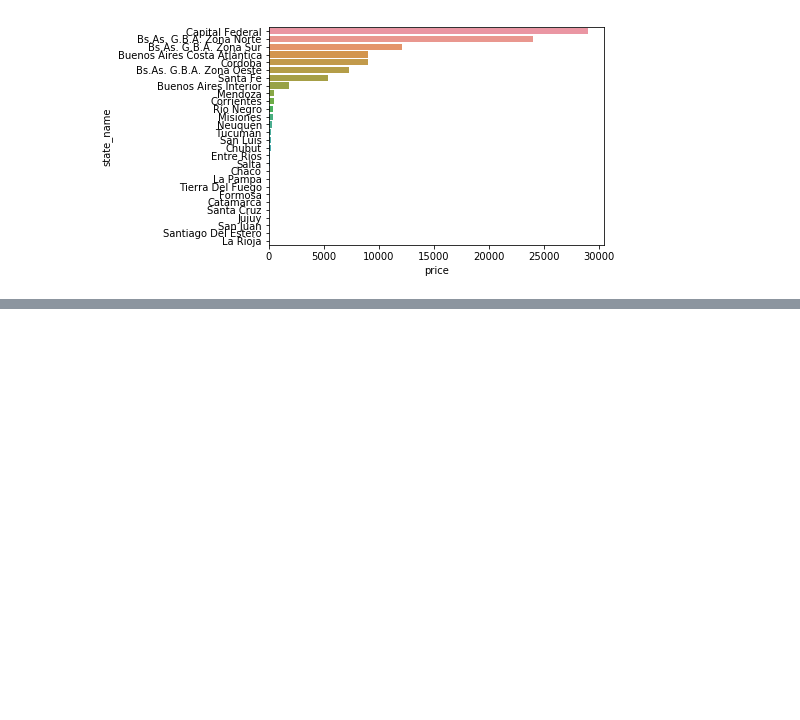
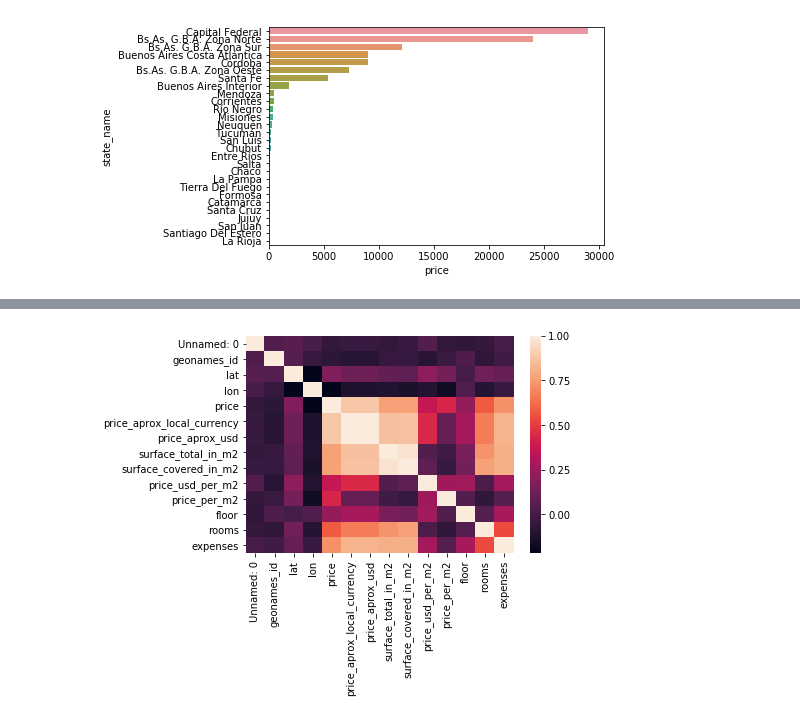
Before and after one commit to Villamaru/stunning-octo-waffle, a Jupyter notebook: 1-Pre_Analisis.ipynb, the cells around one changed output, grey strips where cells are left out. Cells and saved outputs as stored; diff of their text form; code cells hidden in the pictures; blank space fills up the shorter version.

```diff
--- a/1-Pre_Analisis.ipynb
+++ b/1-Pre_Analisis.ipynb
@@ -155,0 +162,4 @@ sns.barplot(y.price,y.index)
+# %%
+sns.heatmap(properati.dropna().corr());
+# %% [output]
+[figure, added]
```
Also changed, not shown: parts of 6 cells of this notebook.
